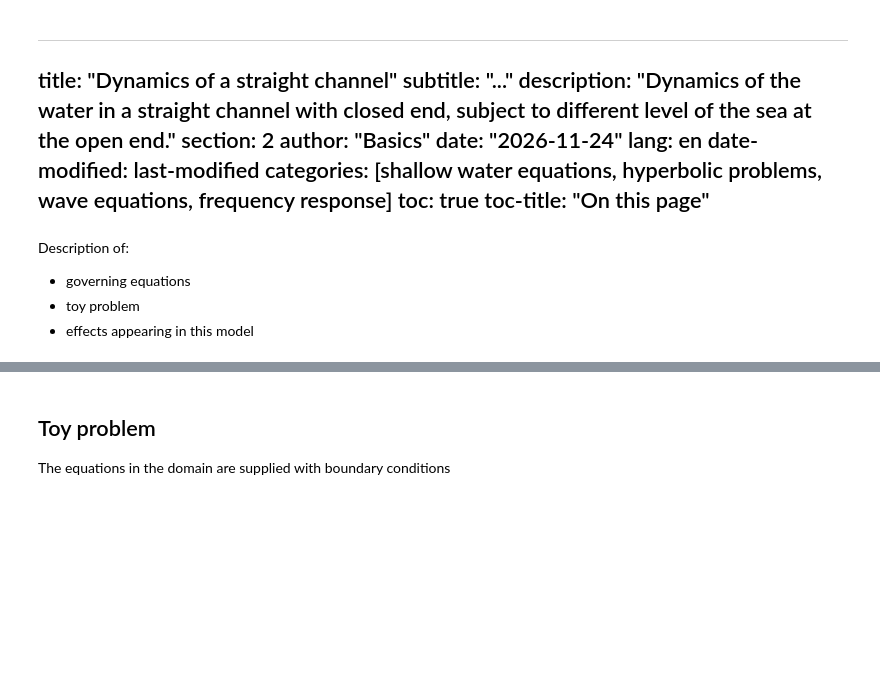
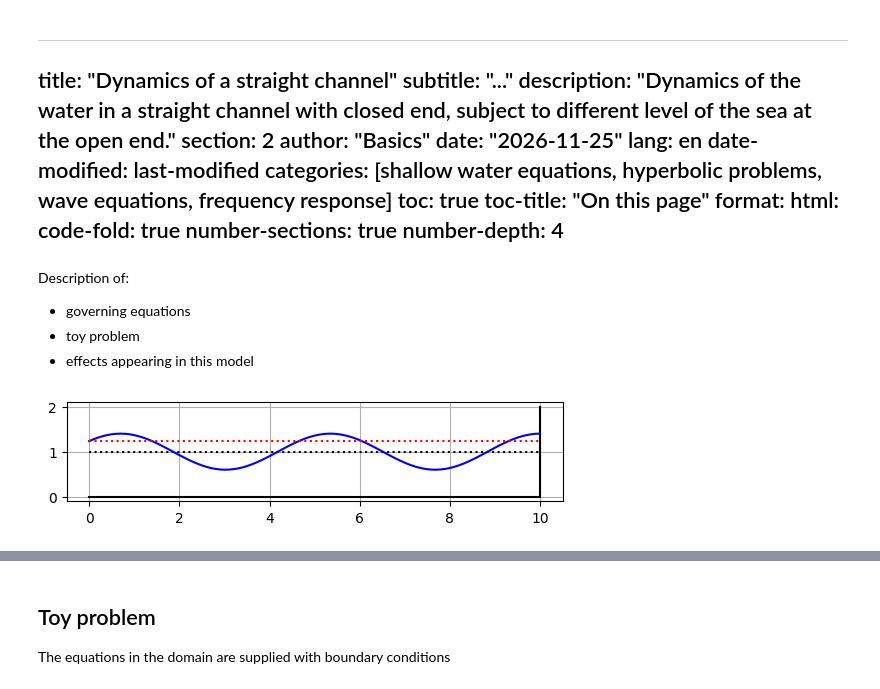
Before and after one commit to Basics2022/myblog, a Jupyter notebook: posts/tides/sections/dynamics-01-straight-channel.ipynb, the cells around one changed output, grey strips where cells are left out. Drawn from its saved outputs; the diff is of its cells as text; code cells hidden in the pictures; blank space fills up the shorter version.

Commit message:
Further updates of tide forces and dynamics of a 1-dimensonal channel with shallow whater equations

```diff
--- a/posts/tides/sections/dynamics-01-straight-channel.ipynb
+++ b/posts/tides/sections/dynamics-01-straight-channel.ipynb
@@ -5,12 +5,17 @@ subtitle: "..."
 description: "Dynamics of the water in a straight channel with closed end, subject to different level of the sea at the open end."
 section: 2
 author: "Basics"
-date: "2026-11-24"
+date: "2026-11-25"
 lang: en
 date-modified: last-modified
 categories: [shallow water equations, hyperbolic problems, wave equations, frequency response]
 toc: true
 toc-title: "On this page"
+format:
+  html:
+    code-fold: true
+number-sections: true
+number-depth: 4
 ---
 # %% [markdown]
 Description of:
@@ -17,5 +23,35 @@ Description of:
 * governing equations
 * toy problem
 * effects appearing in this model
+# %%
+import numpy as np
+import matplotlib.pyplot as plt
+
+CHANNEL_L = 10.
+CHANNEL_H = 1.
+WAVE_AMPL = .4
+n = 4.3
+
+xFLOOR = np.array([ 0., CHANNEL_L ])
+yFLOOR = np.array([ 0., 0. ])
+xHEAD = np.array([ CHANNEL_L, CHANNEL_L ])
+yHEAD = np.array([ 0., 2*CHANNEL_H ])
+xWAVE = np.linspace(0, CHANNEL_L, 101)
+yWAVE = CHANNEL_H + WAVE_AMPL * np.cos( n * (xWAVE-CHANNEL_L) / CHANNEL_L * np.pi )
+xREF = np.array([ 0., CHANNEL_L ])
+yREF = np.array([ CHANNEL_H, CHANNEL_H ])
+yFREE = np.array([ 1, 1 ]) * yWAVE[0]
+
+fig, ax = plt.subplots()
+ax.plot(xFLOOR, yFLOOR, color="black")
+ax.plot(xHEAD , yHEAD , color="black")
+ax.plot(xREF  , yREF  , ":", color="black")
+ax.plot(xWAVE , yWAVE , color="blue")
+ax.plot(xFLOOR , yFREE , ":", color="red")
+ax.set_aspect("equal")
+ax.grid()
+# fig.show()
+# %% [output]
+[figure, added]
 # %% [markdown]
 ## Governing equations
```
Also changed, not shown: parts of 6 cells of this notebook, 24 other files.
